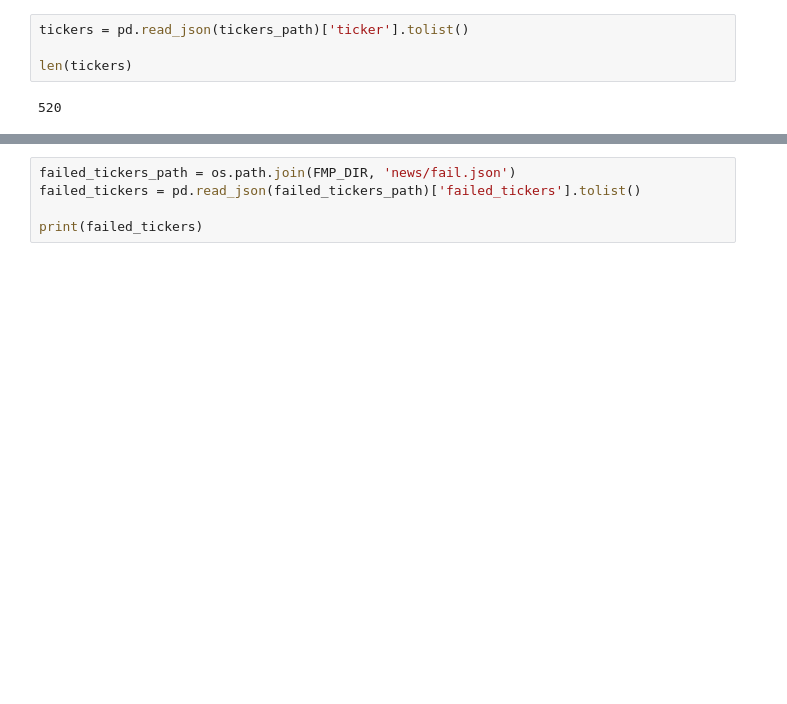
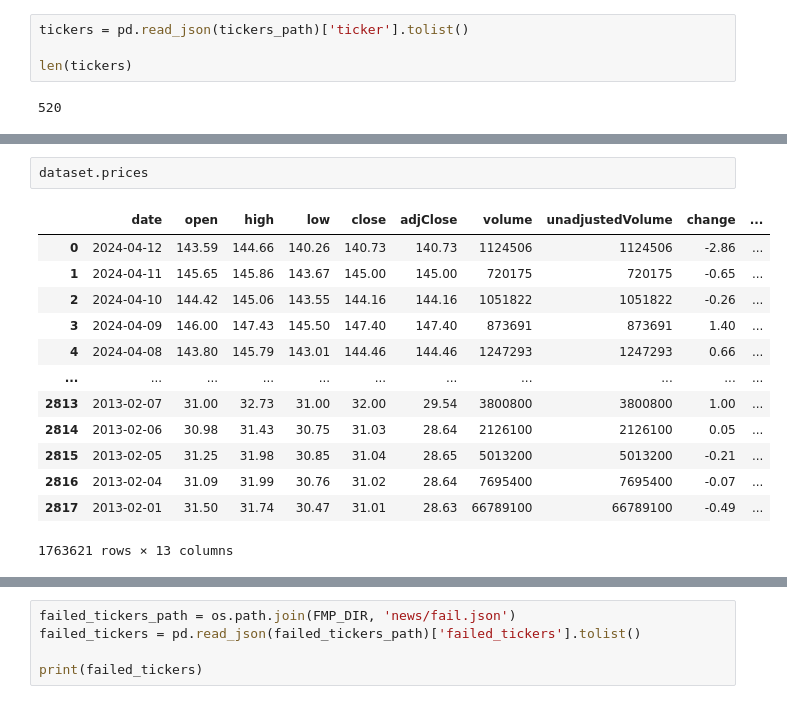
Before and after one commit to halaction/finformer, a Jupyter notebook: finformer-data.ipynb, the cells around one changed output, grey strips where cells are left out. Drawn from its saved outputs; the diff is of its cells as text; blank space fills up the shorter version.

```diff
--- a/finformer-data.ipynb
+++ b/finformer-data.ipynb
@@ -131,0 +205,16 @@ len(tickers)
+# %%
+dataset.prices
+# %% [output]
+|  | date | open | high | low | close | adjClose | volume | unadjustedVolume | change | ... |
+| 0 | 2024-04-12 | 143.59 | 144.66 | 140.26 | 140.73 | 140.73 | 1124506 | 1124506 | -2.86 | ... |
+| 1 | 2024-04-11 | 145.65 | 145.86 | 143.67 | 145.00 | 145.00 | 720175 | 720175 | -0.65 | ... |
+| 2 | 2024-04-10 | 144.42 | 145.06 | 143.55 | 144.16 | 144.16 | 1051822 | 1051822 | -0.26 | ... |
+| 3 | 2024-04-09 | 146.00 | 147.43 | 145.50 | 147.40 | 147.40 | 873691 | 873691 | 1.40 | ... |
+| 4 | 2024-04-08 | 143.80 | 145.79 | 143.01 | 144.46 | 144.46 | 1247293 | 1247293 | 0.66 | ... |
+| ... | ... | ... | ... | ... | ... | ... | ... | ... | ... | ... |
+| 2813 | 2013-02-07 | 31.00 | 32.73 | 31.00 | 32.00 | 29.54 | 3800800 | 3800800 | 1.00 | ... |
+| 2814 | 2013-02-06 | 30.98 | 31.43 | 30.75 | 31.03 | 28.64 | 2126100 | 2126100 | 0.05 | ... |
+| 2815 | 2013-02-05 | 31.25 | 31.98 | 30.85 | 31.04 | 28.65 | 5013200 | 5013200 | -0.21 | ... |
+| 2816 | 2013-02-04 | 31.09 | 31.99 | 30.76 | 31.02 | 28.64 | 7695400 | 7695400 | -0.07 | ... |
+| 2817 | 2013-02-01 | 31.50 | 31.74 | 30.47 | 31.01 | 28.63 | 66789100 | 66789100 | -0.49 | ... |
+1763621 rows × 13 columns
```
Also changed, not shown: parts of 18 cells of this notebook, 2 other files.
